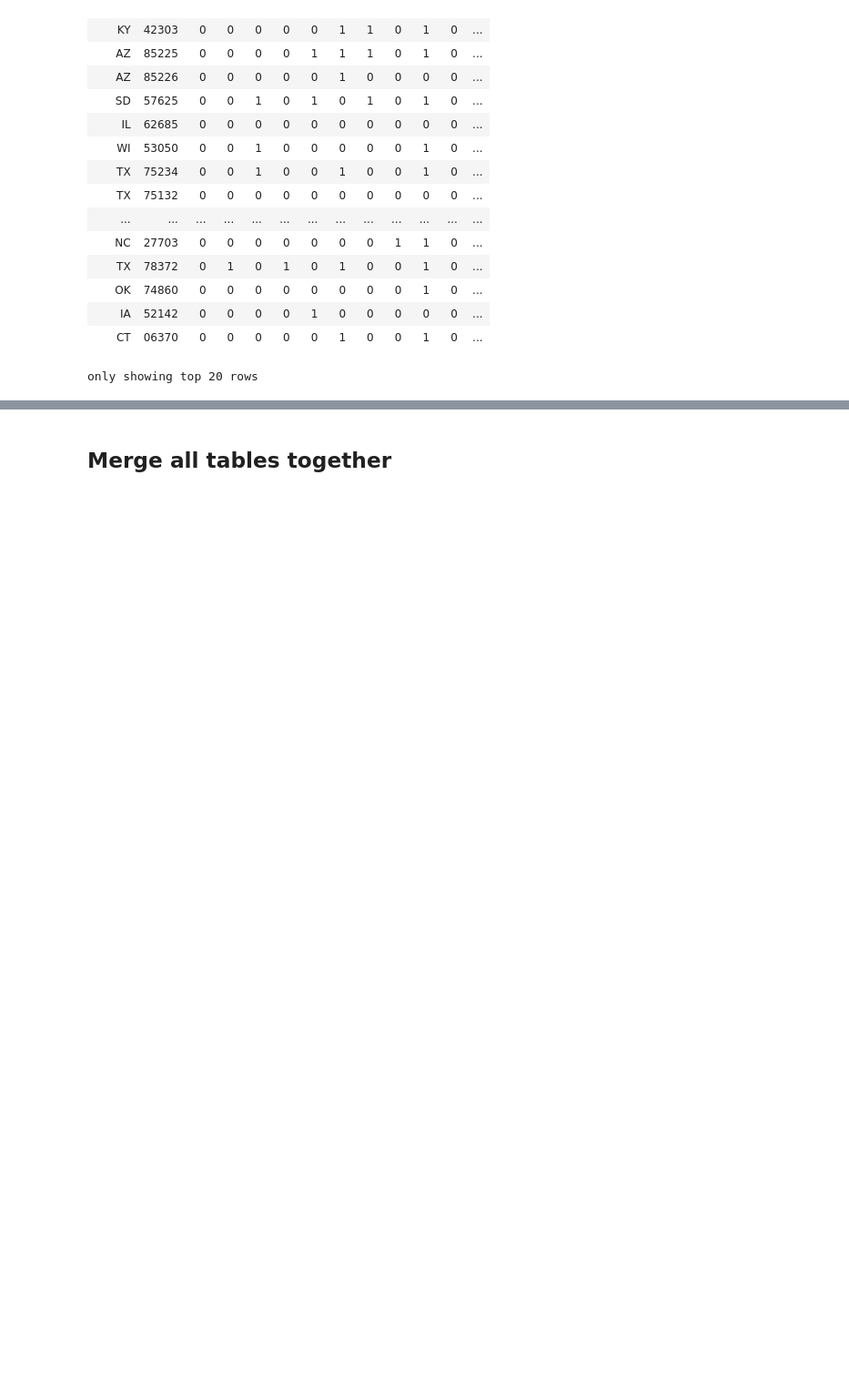
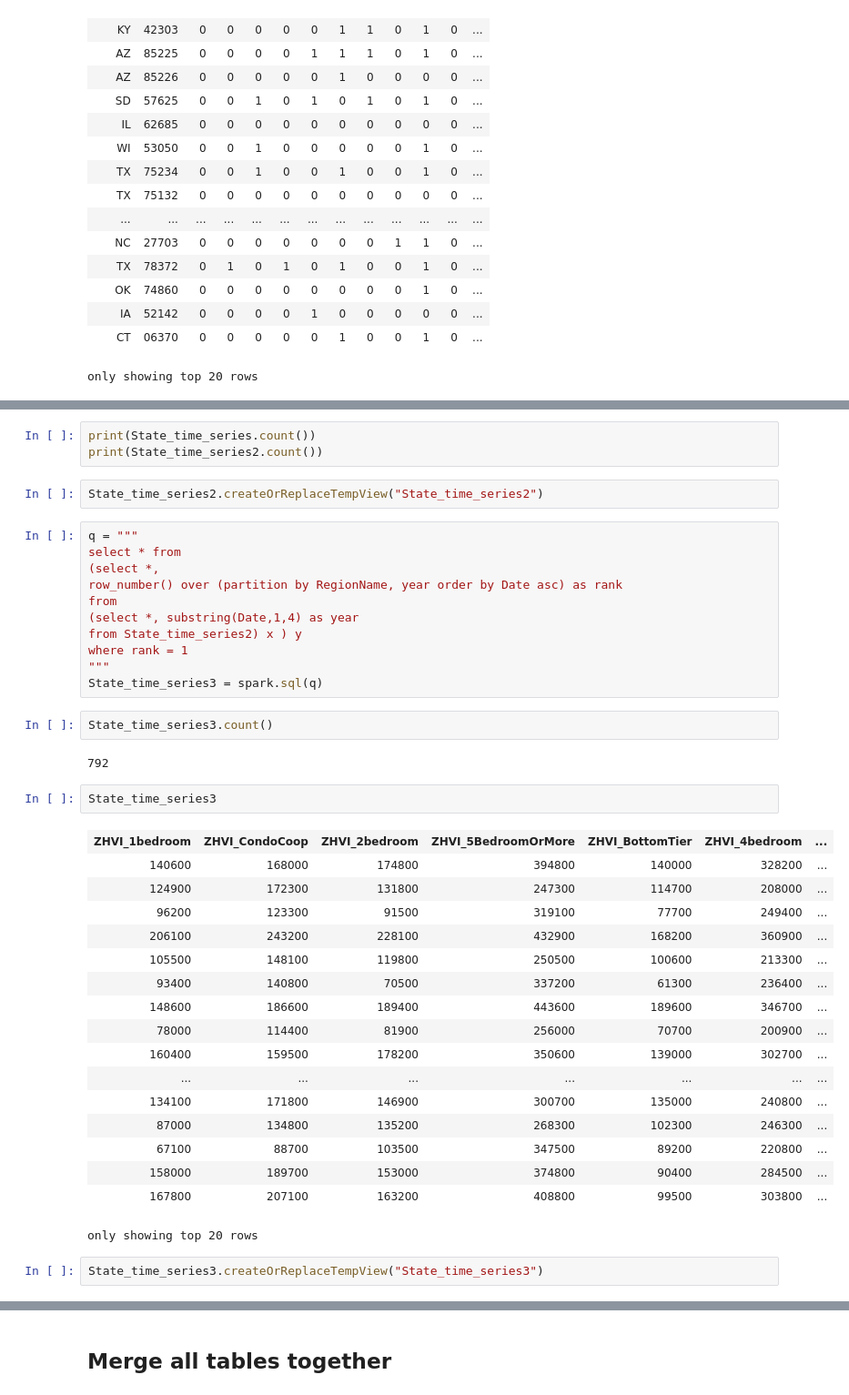
Before and after one commit to abhiniti-uchi/bigdata-winter22, a Jupyter notebook: BigData-FinalCode.ipynb, the cells around one changed output, grey strips where cells are left out. Shown at 91% size. Saved outputs shown, nothing was run; the diff lists cells and outputs as text; blank space fills up the shorter version.

Commit message:
State_time_series

```diff
--- a/BigData-FinalCode.ipynb
+++ b/BigData-FinalCode.ipynb
@@ -236,0 +253,42 @@ only showing top 20 rows
+# %%
+print(State_time_series.count())
+print(State_time_series2.count())
+# %%
+State_time_series2.createOrReplaceTempView("State_time_series2")
+# %%
+q = """
+select * from
+(select *,
+row_number() over (partition by RegionName, year order by Date asc) as rank
+from
+(select *, substring(Date,1,4) as year
+from State_time_series2) x ) y
+where rank = 1
+"""
+State_time_series3 = spark.sql(q)
+# %%
+State_time_series3.count()
+# %% [output]
+792
+# %%
+State_time_series3
+# %% [output]
+| ZHVI_1bedroom | ZHVI_CondoCoop | ZHVI_2bedroom | ZHVI_5BedroomOrMore | ZHVI_BottomTier | ZHVI_4bedroom | ... |
+| 140600 | 168000 | 174800 | 394800 | 140000 | 328200 | ... |
+| 124900 | 172300 | 131800 | 247300 | 114700 | 208000 | ... |
+| 96200 | 123300 | 91500 | 319100 | 77700 | 249400 | ... |
+| 206100 | 243200 | 228100 | 432900 | 168200 | 360900 | ... |
+| 105500 | 148100 | 119800 | 250500 | 100600 | 213300 | ... |
+| 93400 | 140800 | 70500 | 337200 | 61300 | 236400 | ... |
+| 148600 | 186600 | 189400 | 443600 | 189600 | 346700 | ... |
+| 78000 | 114400 | 81900 | 256000 | 70700 | 200900 | ... |
+| 160400 | 159500 | 178200 | 350600 | 139000 | 302700 | ... |
+| ... | ... | ... | ... | ... | ... | ... |
+| 134100 | 171800 | 146900 | 300700 | 135000 | 240800 | ... |
+| 87000 | 134800 | 135200 | 268300 | 102300 | 246300 | ... |
+| 67100 | 88700 | 103500 | 347500 | 89200 | 220800 | ... |
+| 158000 | 189700 | 153000 | 374800 | 90400 | 284500 | ... |
+| 167800 | 207100 | 163200 | 408800 | 99500 | 303800 | ... |
+only showing top 20 rows
+# %%
+State_time_series3.createOrReplaceTempView("State_time_series3")
```
Also changed, not shown: parts of 5 cells of this notebook.
